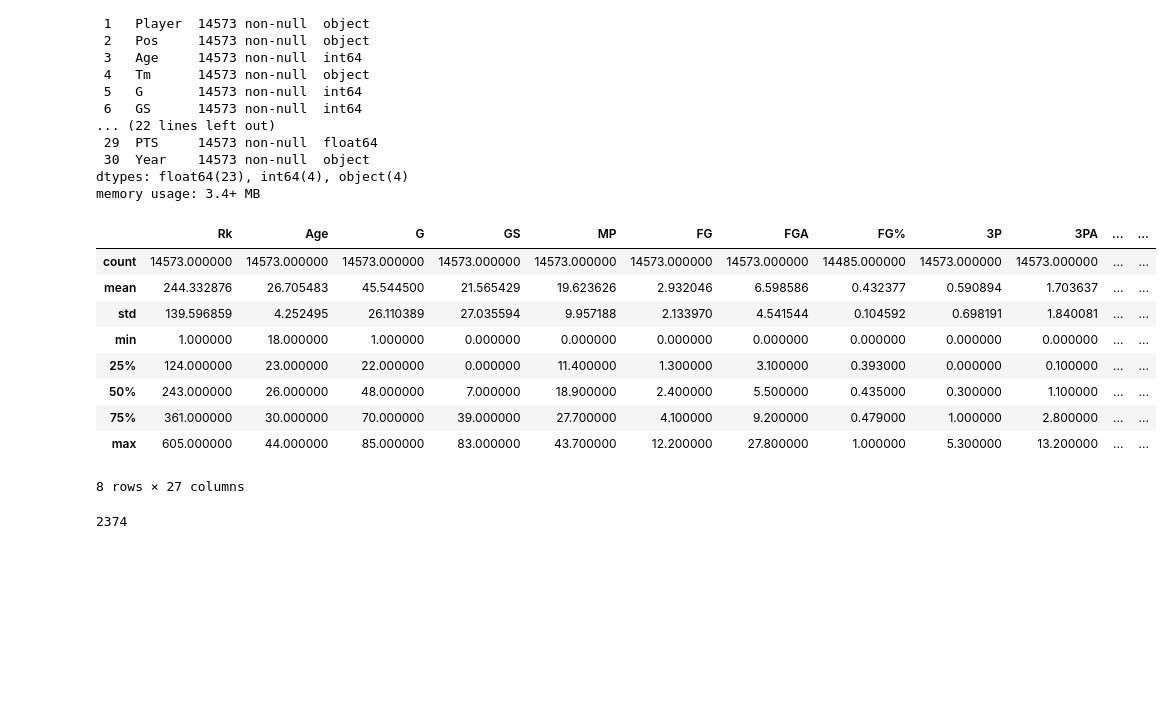
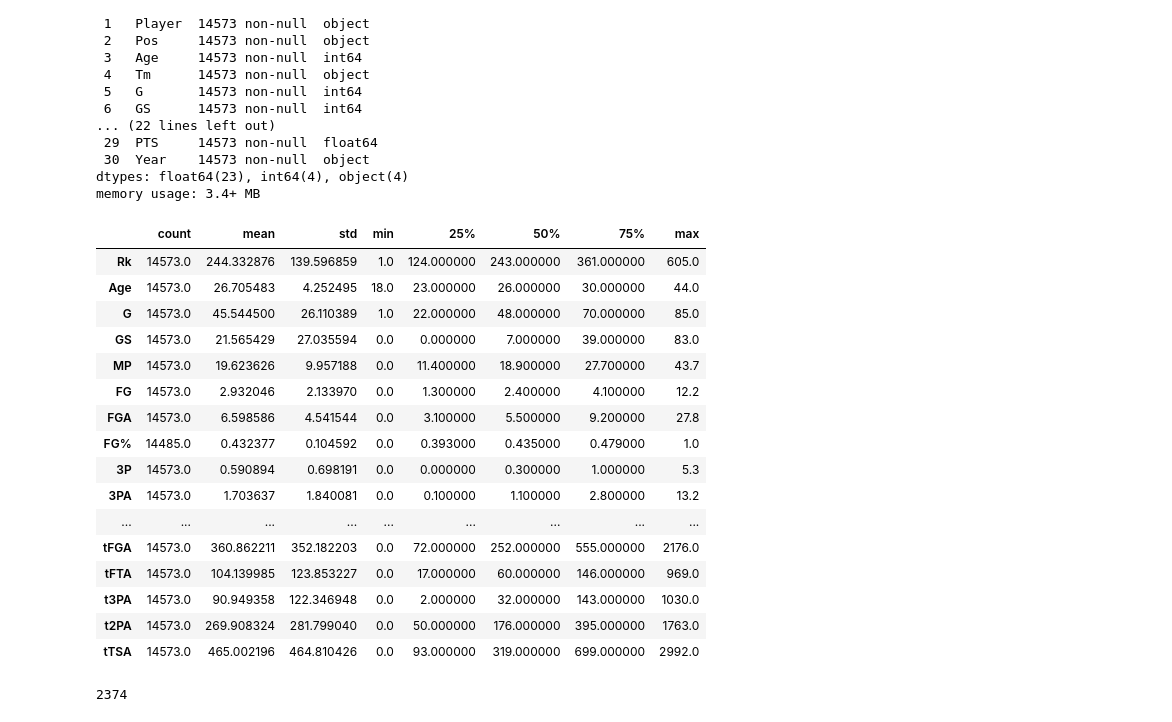
Before and after one commit to joshua-shorterivey/basic_basketball_analysis, a Jupyter notebook: explore.ipynb, the cells around one changed output. Cells and saved outputs as stored; diff of their text form; code cells hidden in the pictures; blank space fills up the shorter version.

```diff
--- a/explore.ipynb
+++ b/explore.ipynb
@@ -32,18 +33,25 @@ Data columns (total 31 columns):
 dtypes: float64(23), int64(4), object(4)
 memory usage: 3.4+ MB
 # %%
-stats.describe()
+stats.describe().T
 # %% [output]
-|  | Rk | Age | G | GS | MP | FG | FGA | FG% | 3P | 3PA | ... | ... |
-| count | 14573.000000 | 14573.000000 | 14573.000000 | 14573.000000 | 14573.000000 | 14573.000000 | 14573.000000 | 14485.000000 | 14573.000000 | 14573.000000 | ... | ... |
-| mean | 244.332876 | 26.705483 | 45.544500 | 21.565429 | 19.623626 | 2.932046 | 6.598586 | 0.432377 | 0.590894 | 1.703637 | ... | ... |
-| std | 139.596859 | 4.252495 | 26.110389 | 27.035594 | 9.957188 | 2.133970 | 4.541544 | 0.104592 | 0.698191 | 1.840081 | ... | ... |
-| min | 1.000000 | 18.000000 | 1.000000 | 0.000000 | 0.000000 | 0.000000 | 0.000000 | 0.000000 | 0.000000 | 0.000000 | ... | ... |
-| 25% | 124.000000 | 23.000000 | 22.000000 | 0.000000 | 11.400000 | 1.300000 | 3.100000 | 0.393000 | 0.000000 | 0.100000 | ... | ... |
-| 50% | 243.000000 | 26.000000 | 48.000000 | 7.000000 | 18.900000 | 2.400000 | 5.500000 | 0.435000 | 0.300000 | 1.100000 | ... | ... |
-| 75% | 361.000000 | 30.000000 | 70.000000 | 39.000000 | 27.700000 | 4.100000 | 9.200000 | 0.479000 | 1.000000 | 2.800000 | ... | ... |
-| max | 605.000000 | 44.000000 | 85.000000 | 83.000000 | 43.700000 | 12.200000 | 27.800000 | 1.000000 | 5.300000 | 13.200000 | ... | ... |
+|  | count | mean | std | min | 25% | 50% | 75% | max |
+| Rk | 14573.0 | 244.332876 | 139.596859 | 1.0 | 124.000000 | 243.000000 | 361.000000 | 605.0 |
+| Age | 14573.0 | 26.705483 | 4.252495 | 18.0 | 23.000000 | 26.000000 | 30.000000 | 44.0 |
+| G | 14573.0 | 45.544500 | 26.110389 | 1.0 | 22.000000 | 48.000000 | 70.000000 | 85.0 |
+| GS | 14573.0 | 21.565429 | 27.035594 | 0.0 | 0.000000 | 7.000000 | 39.000000 | 83.0 |
+| MP | 14573.0 | 19.623626 | 9.957188 | 0.0 | 11.400000 | 18.900000 | 27.700000 | 43.7 |
+| FG | 14573.0 | 2.932046 | 2.133970 | 0.0 | 1.300000 | 2.400000 | 4.100000 | 12.2 |
+| FGA | 14573.0 | 6.598586 | 4.541544 | 0.0 | 3.100000 | 5.500000 | 9.200000 | 27.8 |
+| FG% | 14485.0 | 0.432377 | 0.104592 | 0.0 | 0.393000 | 0.435000 | 0.479000 | 1.0 |
+| 3P | 14573.0 | 0.590894 | 0.698191 | 0.0 | 0.000000 | 0.300000 | 1.000000 | 5.3 |
+| 3PA | 14573.0 | 1.703637 | 1.840081 | 0.0 | 0.100000 | 1.100000 | 2.800000 | 13.2 |
+| ... | ... | ... | ... | ... | ... | ... | ... | ... |
+| tFGA | 14573.0 | 360.862211 | 352.182203 | 0.0 | 72.000000 | 252.000000 | 555.000000 | 2176.0 |
+| tFTA | 14573.0 | 104.139985 | 123.853227 | 0.0 | 17.000000 | 60.000000 | 146.000000 | 969.0 |
+| t3PA | 14573.0 | 90.949358 | 122.346948 | 0.0 | 2.000000 | 32.000000 | 143.000000 | 1030.0 |
+| t2PA | 14573.0 | 269.908324 | 281.799040 | 0.0 | 50.000000 | 176.000000 | 395.000000 | 1763.0 |
+| tTSA | 14573.0 | 465.002196 | 464.810426 | 0.0 | 93.000000 | 319.000000 | 699.000000 | 2992.0 |
-8 rows × 27 columns
 # %%
 stats['Player'].nunique()
 # %% [output]
```
Also changed, not shown: parts of 9 cells of this notebook.
